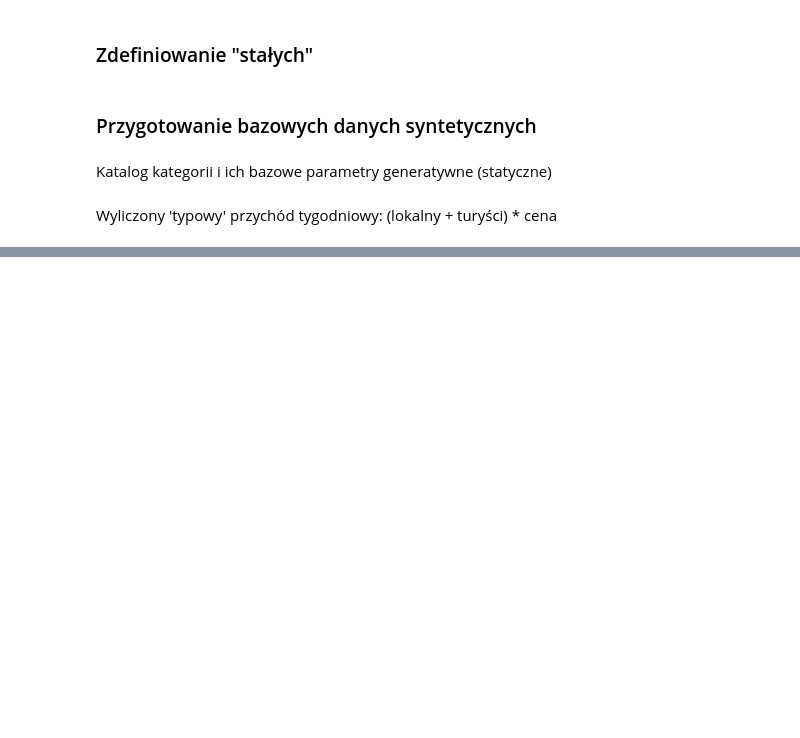
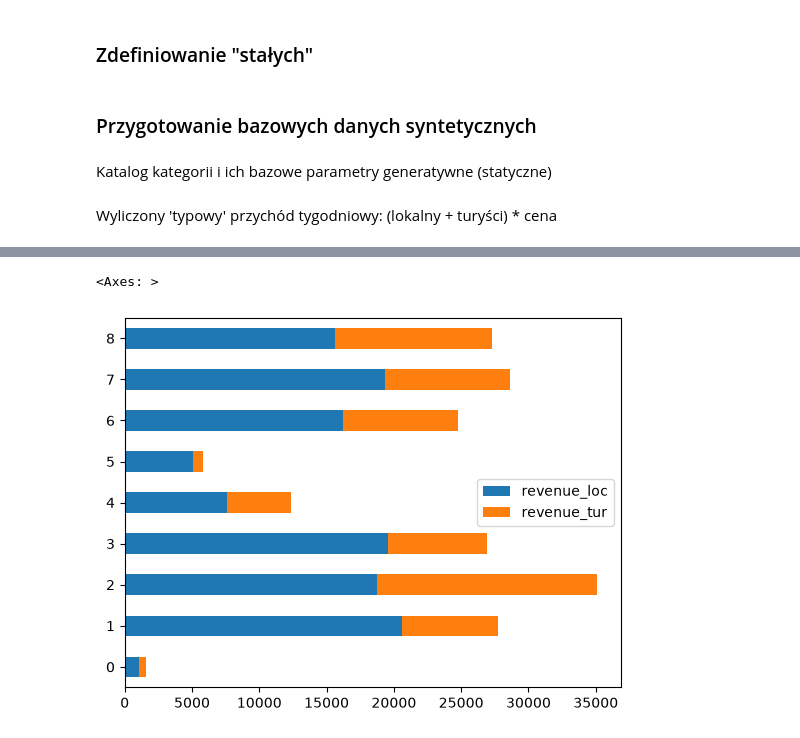
Before and after one commit to Majbor1/DataWizualization, a Jupyter notebook: 01-bar.ipynb, the cells around one changed output, grey strips where cells are left out. Saved outputs shown, nothing was run; the diff lists cells and outputs as text; code cells hidden in the pictures; blank space fills up the shorter version.

```diff
--- a/01-bar.ipynb
+++ b/01-bar.ipynb
@@ -55,0 +119,5 @@ catalog
+# %%
+t1[["revenue_loc", "revenue_tur"]].plot.barh(stacked=True)
+# %% [output]
+<Axes: >
+[figure, added]
```
Also changed, not shown: parts of 25 cells of this notebook.
